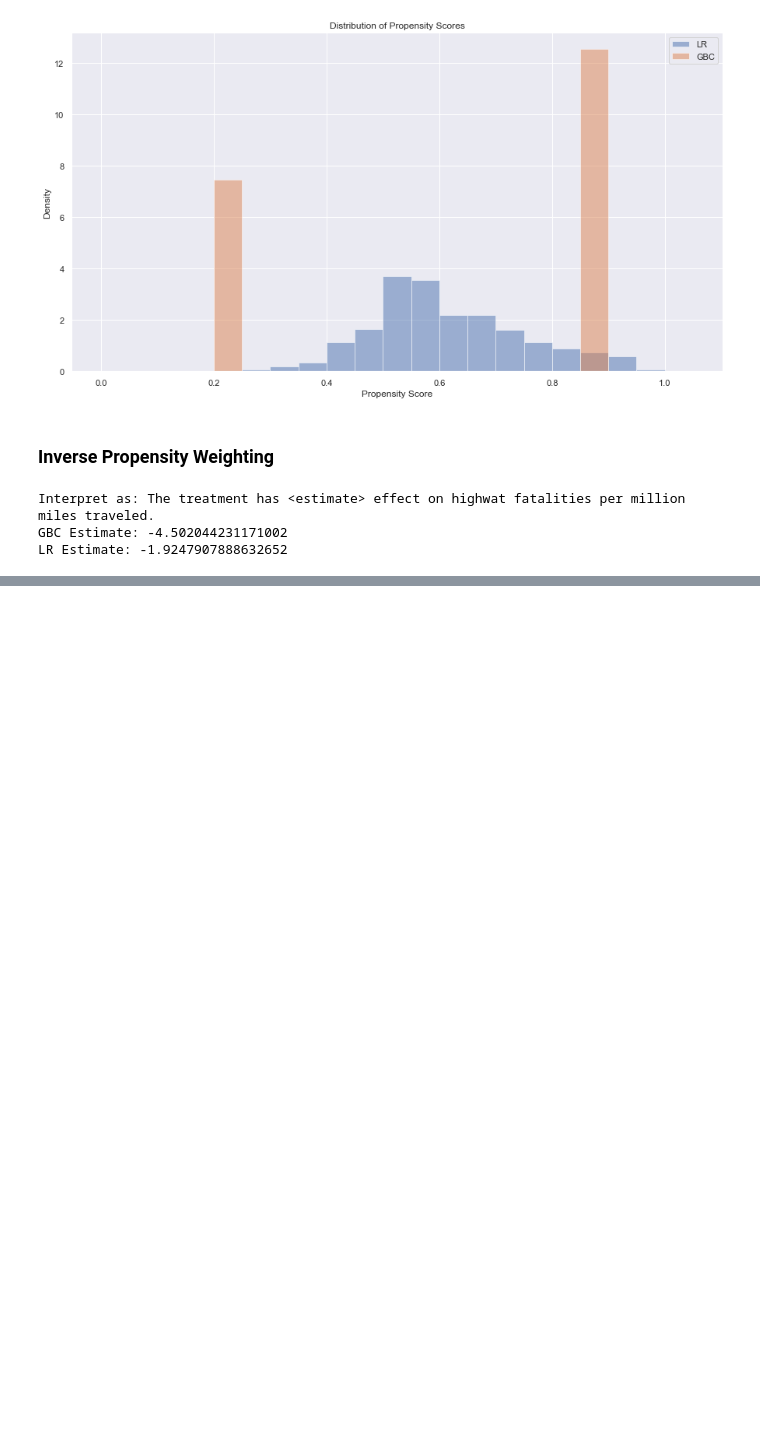
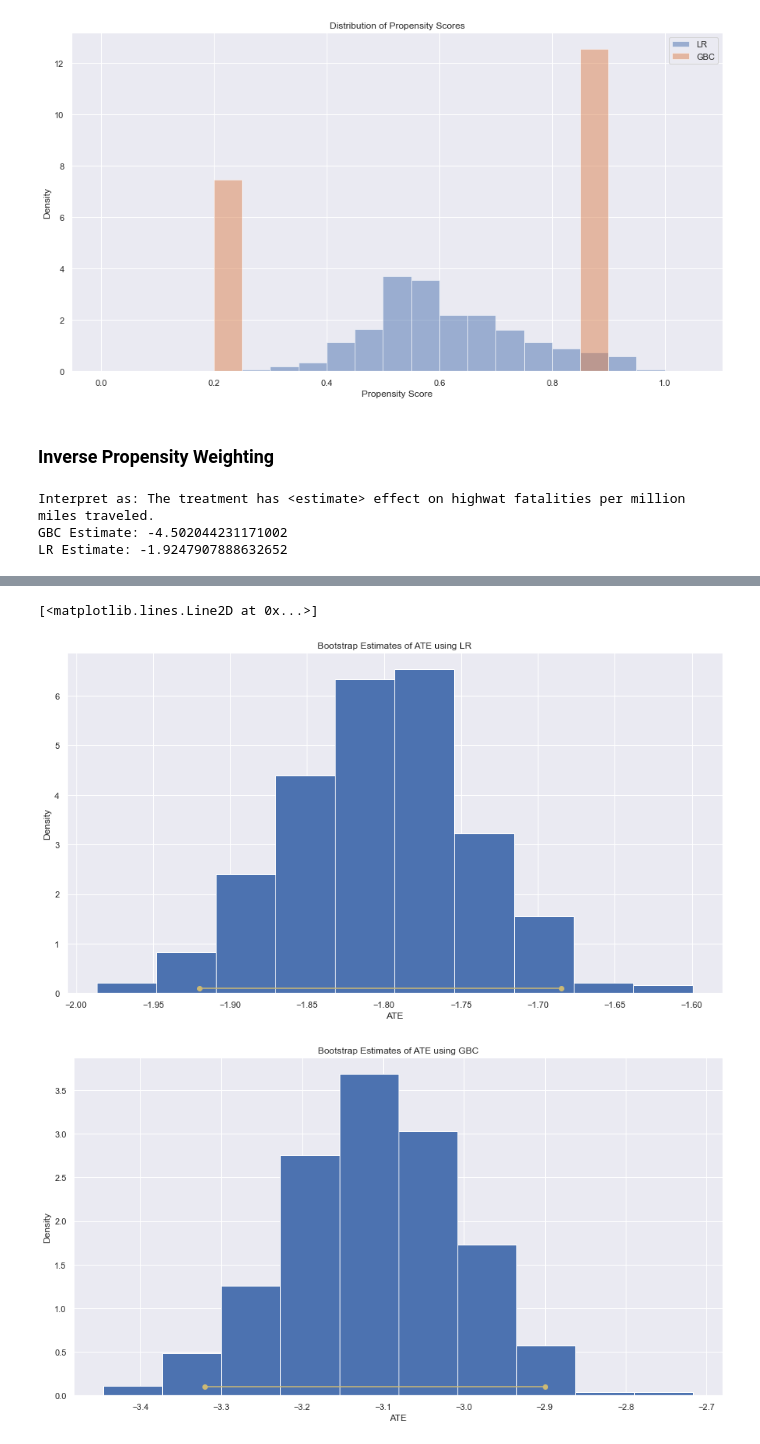
Before and after one commit to micahtyong/transportation-patterns, a Jupyter notebook: Final Project.ipynb, the cells around one changed output, grey strips where cells are left out. Cells and saved outputs as stored; diff of their text form; code cells hidden in the pictures; blank space fills up the shorter version.

```diff
--- a/Final Project.ipynb
+++ b/Final Project.ipynb
@@ -382,0 +389,18 @@ plt.plot(ci_95,(0.1,0.1),'yo-');
+# %%
+# Visualize distribution of ATE estimates
+fig1 = plt.figure('fig1')
+plt.hist(lr_estimates, density=True)
+plt.ylabel("Density")
+plt.xlabel("ATE")
+plt.title("Bootstrap Estimates of ATE using LR")
+plt.plot(lr_ci_95,(0.1,0.1),'yo-')
+fig2 = plt.figure('fig2')
+plt.hist(gbc_estimates, density=True)
+plt.ylabel("Density")
+plt.xlabel("ATE")
+plt.title("Bootstrap Estimates of ATE using GBC")
+plt.plot(gbc_ci_95,(0.1,0.1),'yo-')
+# %% [output]
+[<matplotlib.lines.Line2D at 0x...>]
+[figure, added]
+[figure, added]
```
Also changed, not shown: parts of 2 cells of this notebook.
